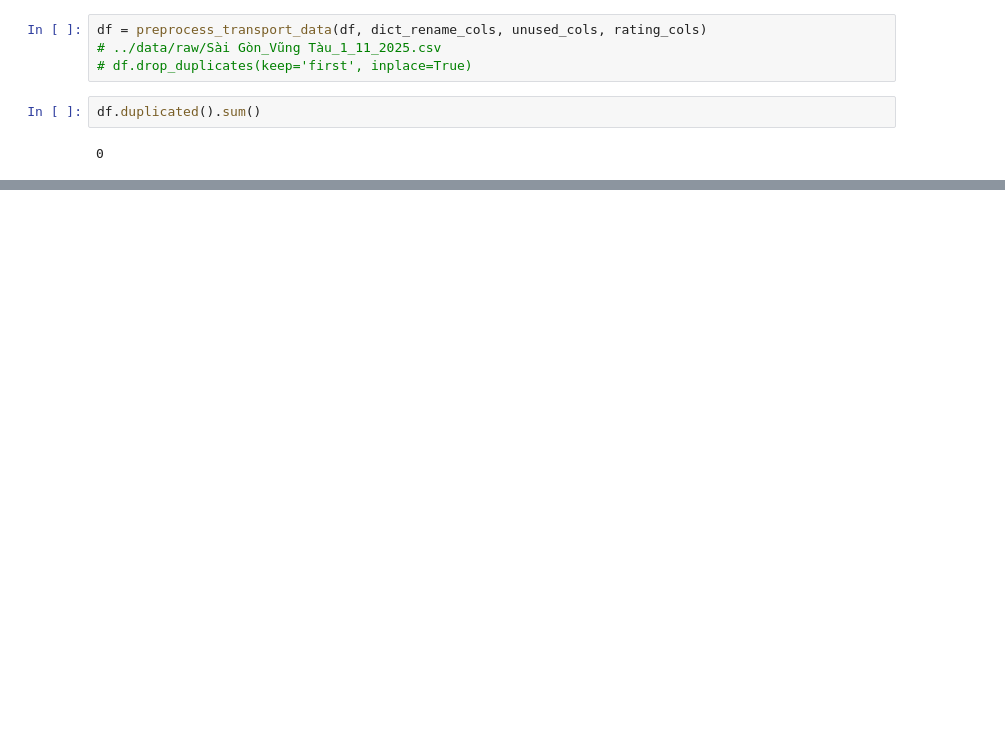
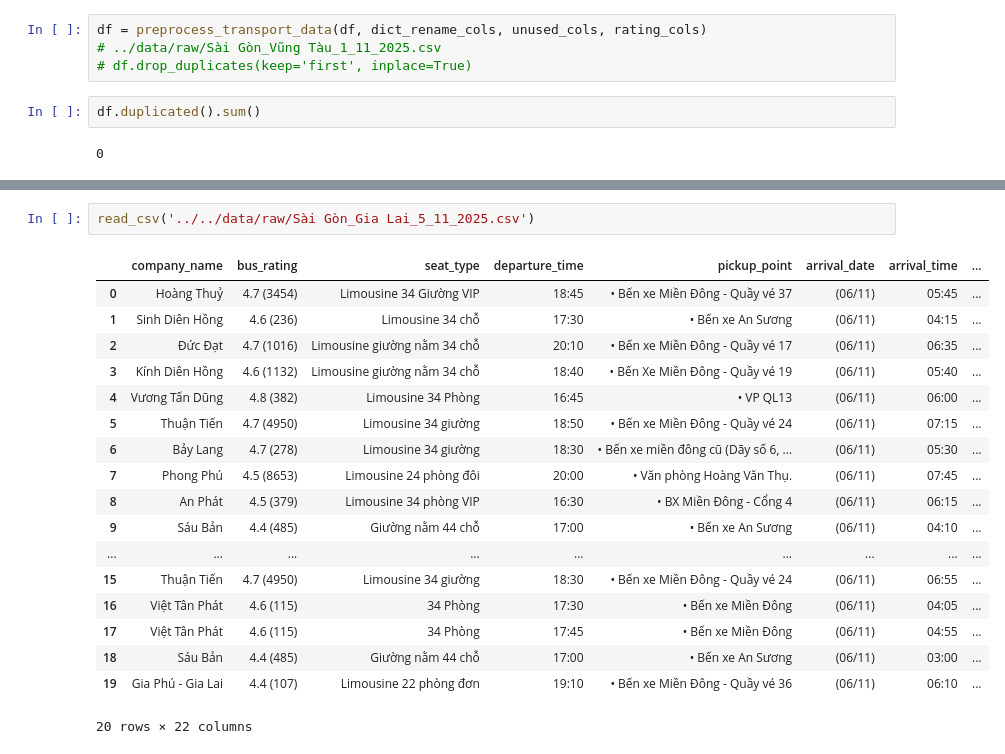
Before and after one commit to Le-AnV/ds-vexere-analysis, a Jupyter notebook: src/data_processing/2_clean_data.ipynb, the cells around one changed output, grey strips where cells are left out. Saved outputs shown, nothing was run; the diff lists cells and outputs as text; blank space fills up the shorter version.

```diff
--- a/src/data_processing/2_clean_data.ipynb
+++ b/src/data_processing/2_clean_data.ipynb
@@ -357 +343,22 @@ dropoff_point_type          0
 dtype: int64
+# %%
+read_csv('../../data/raw/Sài Gòn_Gia Lai_5_11_2025.csv')
+# %% [output]
+|  | company_name | bus_rating | seat_type | departure_time | pickup_point | arrival_date | arrival_time | ... |
+| 0 | Hoàng Thuỷ | 4.7 (3454) | Limousine 34 Giường VIP | 18:45 | • Bến xe Miền Đông - Quầy vé 37 | (06/11) | 05:45 | ... |
+| 1 | Sinh Diên Hồng | 4.6 (236) | Limousine 34 chỗ | 17:30 | • Bến xe An Sương | (06/11) | 04:15 | ... |
+| 2 | Đức Đạt | 4.7 (1016) | Limousine giường nằm 34 chỗ | 20:10 | • Bến xe Miền Đông - Quầy vé 17 | (06/11) | 06:35 | ... |
+| 3 | Kính Diên Hồng | 4.6 (1132) | Limousine giường nằm 34 chỗ | 18:40 | • Bến Xe Miền Đông - Quầy vé 19 | (06/11) | 05:40 | ... |
+| 4 | Vương Tấn Dũng | 4.8 (382) | Limousine 34 Phòng | 16:45 | • VP QL13 | (06/11) | 06:00 | ... |
+| 5 | Thuận Tiến | 4.7 (4950) | Limousine 34 giường | 18:50 | • Bến xe Miền Đông - Quầy vé 24 | (06/11) | 07:15 | ... |
+| 6 | Bảy Lang | 4.7 (278) | Limousine 34 giường | 18:30 | • Bến xe miền đông cũ (Dãy số 6, ... | (06/11) | 05:30 | ... |
+| 7 | Phong Phú | 4.5 (8653) | Limousine 24 phòng đôi | 20:00 | • Văn phòng Hoàng Văn Thụ. | (06/11) | 07:45 | ... |
+| 8 | An Phát | 4.5 (379) | Limousine 34 phòng VIP | 16:30 | • BX Miền Đông - Cổng 4 | (06/11) | 06:15 | ... |
+| 9 | Sáu Bản | 4.4 (485) | Giường nằm 44 chỗ | 17:00 | • Bến xe An Sương | (06/11) | 04:10 | ... |
+| ... | ... | ... | ... | ... | ... | ... | ... | ... |
+| 15 | Thuận Tiến | 4.7 (4950) | Limousine 34 giường | 18:30 | • Bến xe Miền Đông - Quầy vé 24 | (06/11) | 06:55 | ... |
+| 16 | Việt Tân Phát | 4.6 (115) | 34 Phòng | 17:30 | • Bến xe Miền Đông | (06/11) | 04:05 | ... |
+| 17 | Việt Tân Phát | 4.6 (115) | 34 Phòng | 17:45 | • Bến xe Miền Đông | (06/11) | 04:55 | ... |
+| 18 | Sáu Bản | 4.4 (485) | Giường nằm 44 chỗ | 17:00 | • Bến xe An Sương | (06/11) | 03:00 | ... |
+| 19 | Gia Phú - Gia Lai | 4.4 (107) | Limousine 22 phòng đơn | 19:10 | • Bến xe Miền Đông - Quầy vé 36 | (06/11) | 06:10 | ... |
+20 rows × 22 columns
```
Also changed, not shown: parts of 6 cells of this notebook, 6 other files.
